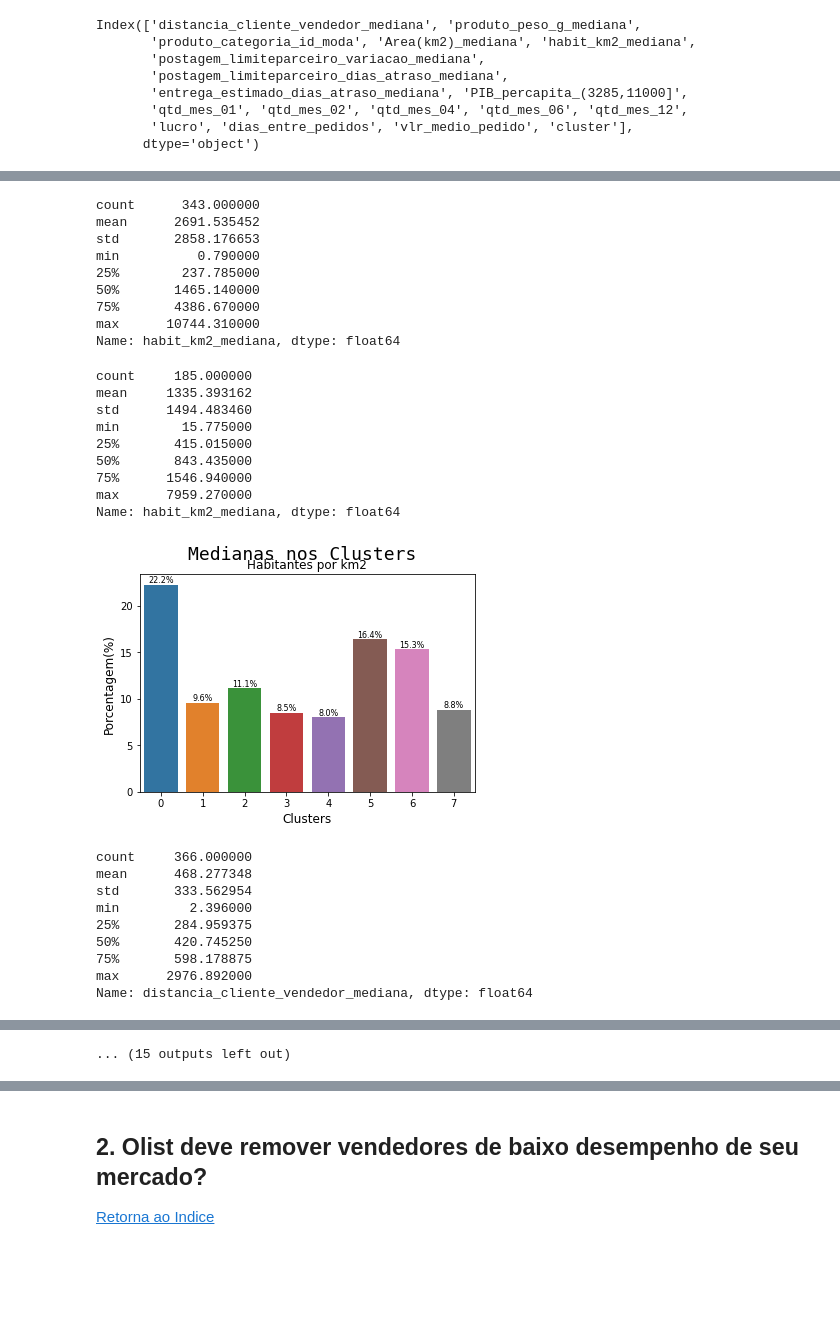
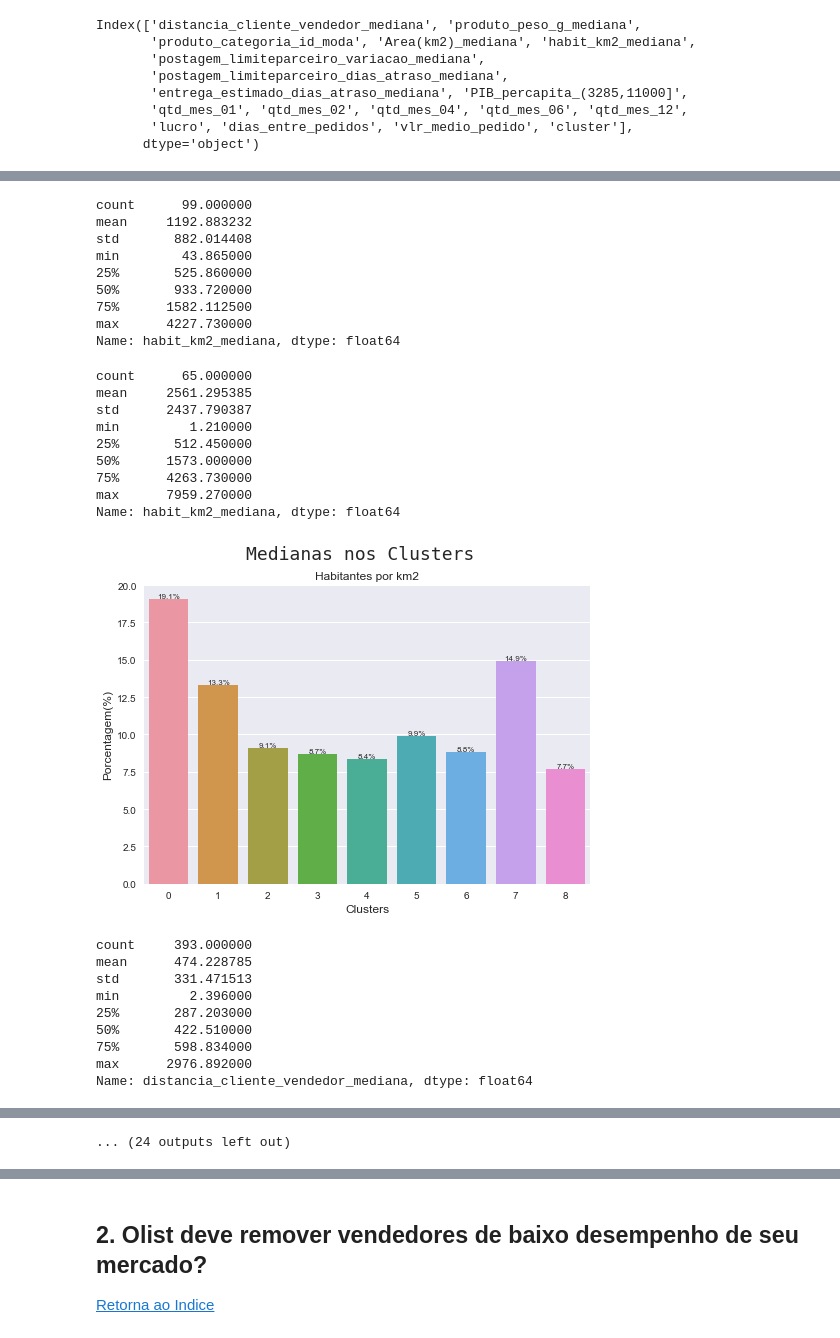
Before and after one commit to Alexandre-316/Projeto_Ciencia_de_Dados, a Jupyter notebook: Notebooks/04_Interpretacao.ipynb, the cells around one changed output, grey strips where cells are left out. Cells and saved outputs as stored; diff of their text form; code cells hidden in the pictures; blank space fills up the shorter version.

```diff
--- a/Notebooks/04_Interpretacao.ipynb
+++ b/Notebooks/04_Interpretacao.ipynb
@@ -99,5 +85,6 @@ print(matplotlib.__version__)
 [Retorna ao Indice](#etapas)
 # %%
 df_abt = pd.read_excel(caminho_temp+'03_01_Modelos_K_Means_df_abt_kmeans_cluster.xlsx',index_col=0)
-df_abt_kmeans = pd.read_excel(caminho_temp+'03_01_Modelos_K_Means_df_abt_sc_kmeans.xlsx', index_col=0)
+#df_abt_kmeans = pd.read_excel(caminho_temp+'03_01_Modelos_K_Means_df_abt_sc_kmeans.xlsx', index_col=0)
+df_abt_ms = pd.read_excel(caminho_temp+'03_03_Modelos_MeanShift_df_abt_sc_ms.xlsx', index_col=0)
 # %%
@@ -253,20 +199,16 @@ dtype: float64
 features_todas=['distancia_cliente_vendedor_mediana', 'produto_categoria_id_moda', 'habit_km2_mediana',
                 'postagem_limiteparceiro_variacao_mediana', 'postagem_limiteparceiro_dias_atraso_mediana',
                 'entrega_estimado_dias_atraso_mediana','PIB_percapita_(3285,11000]','qtd_mes_01','qtd_mes_02',
-                'qtd_mes_04','qtd_mes_06','qtd_mes_12','lucro','dias_entre_pedidos']
+                'qtd_mes_04','qtd_mes_06','qtd_mes_12','lucro','dias_entre_pedidos','produto_peso_g_mediana']
 
 features_cluster=['cluster']
 features_relevantes_moda=['produto_categoria_id_moda']
-features_relevantes_mediana=['habit_km2_mediana','distancia_cliente_vendedor_mediana','entrega_estimado_dias_atraso_mediana']
+features_relevantes_mediana=['habit_km2_mediana','distancia_cliente_vendedor_mediana','entrega_estimado_dias_atraso_mediana',
+            'produto_peso_g_mediana']
 features_relevantes=['lucro','dias_entre_pedidos','qtd_mes_04','qtd_mes_06','qtd_mes_12']
 features_moda=['produto_categoria_id_moda']
 features_moda2=['vendedor_cidade', 'vendedor_estado','vendedor_grande_regiao_nome', 'plano', 'produto_categoria_nome_moda']
 subcabecalho=['Lucro','Dias entre pedidos','Pedidos em Abril','Pedidos em Junho','Pedidos em Dezembro']
-subcabecalho2=['Habitantes por km2','Distância entre cliente e vendedor','Dias de Atraso entre entrega e data estimada']
+subcabecalho2=['Habitantes por km2','Distância entre cliente e vendedor','Dias de Atraso entre entrega e data estimada','Peso produto(g)']
 subcabecalho3=['Cidade do Vendedor','Estado do Vendedor','Região do Vendedor','Plano da Olist','Categorias dos Produtos']
 features_moda=['produto_categoria_id_moda']
-# %%
-sumario = {}
-
-for index in range(8):
-    sumario[index] = df_abt_kmeans[df_abt_kmeans['cluster'] == index]['lucro'].describe().T
@@ -372,13 +215,13 @@ Name: lucro, dtype: float64
 # %%
 features=features_relevantes+features_cluster
-describe_clusters = df_abt_kmeans[features].groupby('cluster').mean()
+describe_clusters = df_abt_ms[features].groupby('cluster').mean()
 describe_clusters_2= round(describe_clusters/describe_clusters.sum()*100,2).reset_index()
 l=0
 for i in features_relevantes:
     sumario = {}
 
     for index in range(8):
-        sumario[index] = df_abt_kmeans[df_abt_kmeans['cluster'] == index][i].describe().T
+        sumario[index] = df_abt_ms[df_abt_ms['cluster'] == index][i].describe().T
     display(sumario[0],sumario[1],sumario[2],sumario[3],sumario[4],sumario[5],sumario[6],sumario[7])
     ax=sns.barplot(x = describe_clusters_2.index, y = i,  data = describe_clusters_2)
     ax.set_xlabel('Clusters', fontsize = 12)
@@ -493,14 +336,14 @@ Name: dias_entre_pedidos, dtype: float64
 ... (33 outputs left out)
 # %%
 features=features_relevantes_mediana+features_cluster
-describe_clusters = df_abt_kmeans[features].groupby('cluster').median()
+describe_clusters = df_abt_ms[features].groupby('cluster').median()
 describe_clusters_2= round(describe_clusters/describe_clusters.sum()*100,2).reset_index()
 l=0
 for i in features_relevantes_mediana:
     sumario = {}
 
     for index in range(8):
-        sumario[index] = df_abt_kmeans[df_abt_kmeans['cluster'] == index][i].describe().T
+        sumario[index] = df_abt_ms[df_abt_ms['cluster'] == index][i].describe().T
     display(sumario[0],sumario[1],sumario[2],sumario[3],sumario[4],sumario[5],sumario[6],sumario[7])
 
     ax=sns.barplot(x = describe_clusters_2.index, y = i,  data = describe_clusters_2)
@@ -569,29 +412,29 @@ max      7959.270000
 Name: habit_km2_mediana, dtype: float64
-count      343.000000
-mean      2691.535452
-std       2858.176653
-min          0.790000
-25%        237.785000
-50%       1465.140000
-75%       4386.670000
-max      10744.310000
+count      99.000000
+mean     1192.883232
+std       882.014408
+min        43.865000
+25%       525.860000
+50%       933.720000
+75%      1582.112500
+max      4227.730000
 Name: habit_km2_mediana, dtype: float64
-count     185.000000
-mean     1335.393162
-std      1494.483460
-min        15.775000
-25%       415.015000
-50%       843.435000
-75%      1546.940000
+count      65.000000
+mean     2561.295385
+std      2437.790387
+min         1.210000
+25%       512.450000
+50%      1573.000000
+75%      4263.730000
 max      7959.270000
 Name: habit_km2_mediana, dtype: float64
-[figure, old version]
+[figure, new version]
-count     366.000000
-mean      468.277348
-std       333.562954
+count     393.000000
+mean      474.228785
+std       331.471513
 min         2.396000
-25%       284.959375
-50%       420.745250
-75%       598.178875
+25%       287.203000
+50%       422.510000
+75%       598.834000
 max      2976.892000
 Name: distancia_cliente_vendedor_mediana, dtype: float64
@@ -615,4 +458,4 @@ max      2229.33050
 Name: distancia_cliente_vendedor_mediana, dtype: float64
-... (15 outputs left out)
+... (24 outputs left out)
 # %%
 #Numero de vendedores por clusters
```
Also changed, not shown: parts of 23 cells of this notebook, 25 other files.
